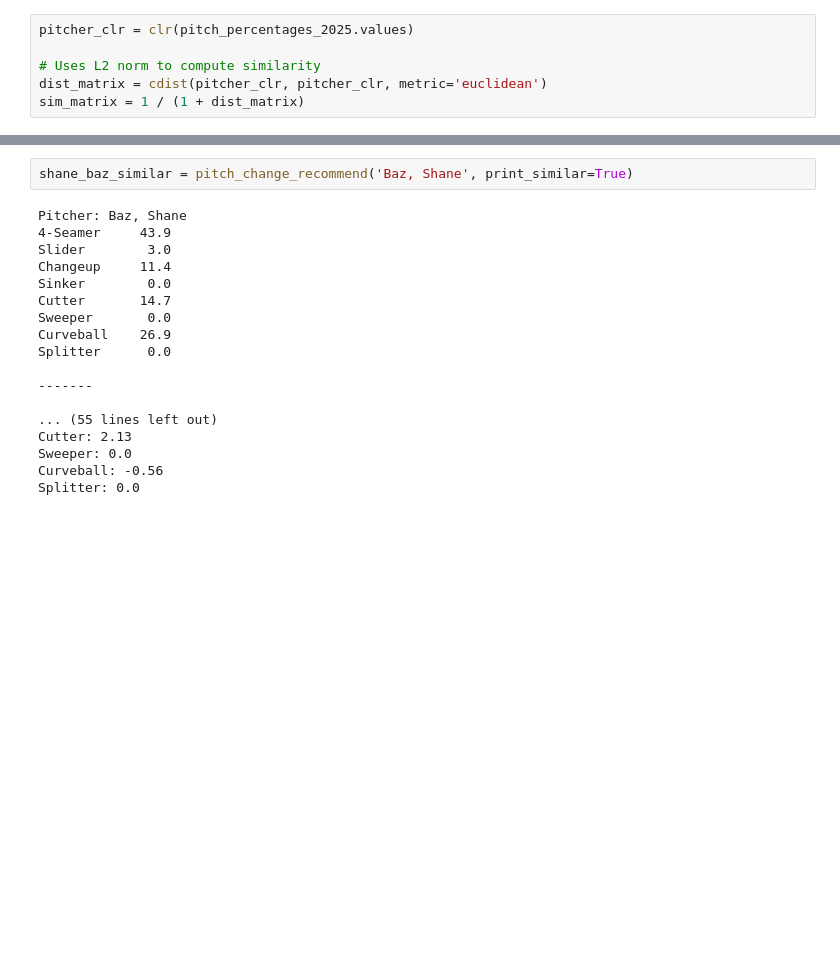
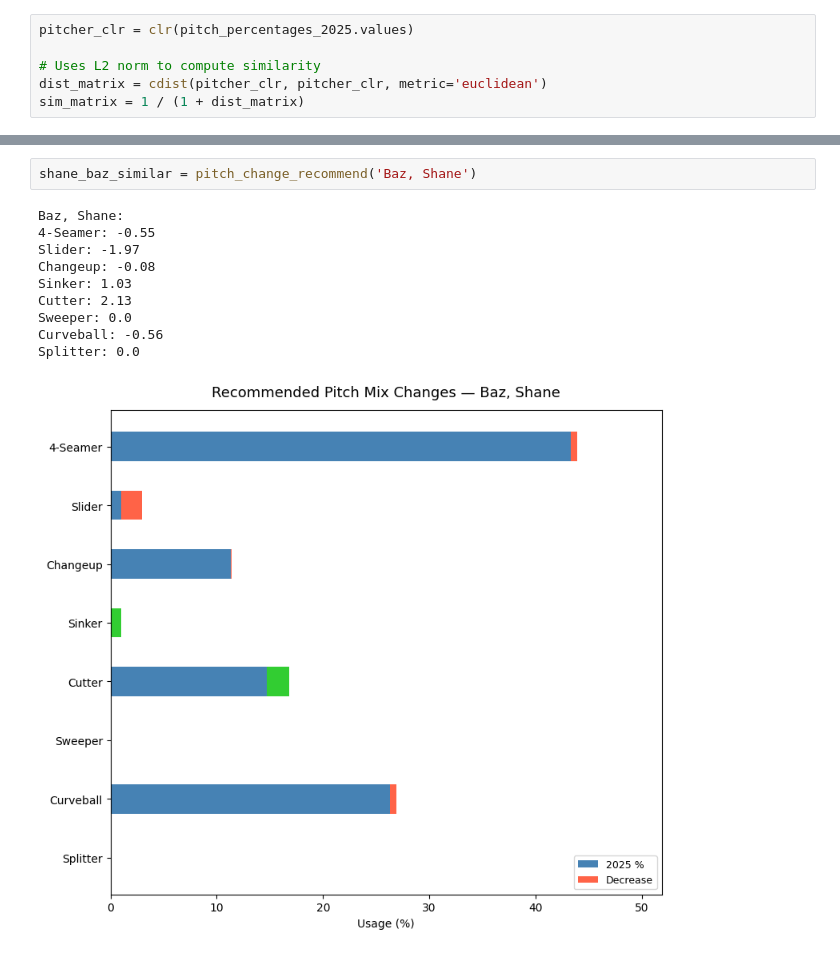
Before and after one commit to djweinmann/DS4420-Project, a Jupyter notebook: collaborative_filtering/pitcher_cf.ipynb, the cells around one changed output, grey strips where cells are left out. Cells and saved outputs as stored; diff of their text form; blank space fills up the shorter version.

```diff
--- a/collaborative_filtering/pitcher_cf.ipynb
+++ b/collaborative_filtering/pitcher_cf.ipynb
@@ -141,20 +170,13 @@ def pitch_change_recommend(name, k=5, print_similar=False):
 # %%
-shane_baz_similar = pitch_change_recommend('Baz, Shane', print_similar=True)
+shane_baz_similar = pitch_change_recommend('Baz, Shane')
 # %% [output]
-Pitcher: Baz, Shane
-4-Seamer     43.9
-Slider        3.0
-Changeup     11.4
-Sinker        0.0
-Cutter       14.7
-Sweeper       0.0
-Curveball    26.9
-Splitter      0.0
-
--------
-
-... (55 lines left out)
+Baz, Shane:
+4-Seamer: -0.55
+Slider: -1.97
+Changeup: -0.08
+Sinker: 1.03
 Cutter: 2.13
 Sweeper: 0.0
 Curveball: -0.56
 Splitter: 0.0
+[figure, added]
```
Also changed, not shown: parts of 3 cells of this notebook.
